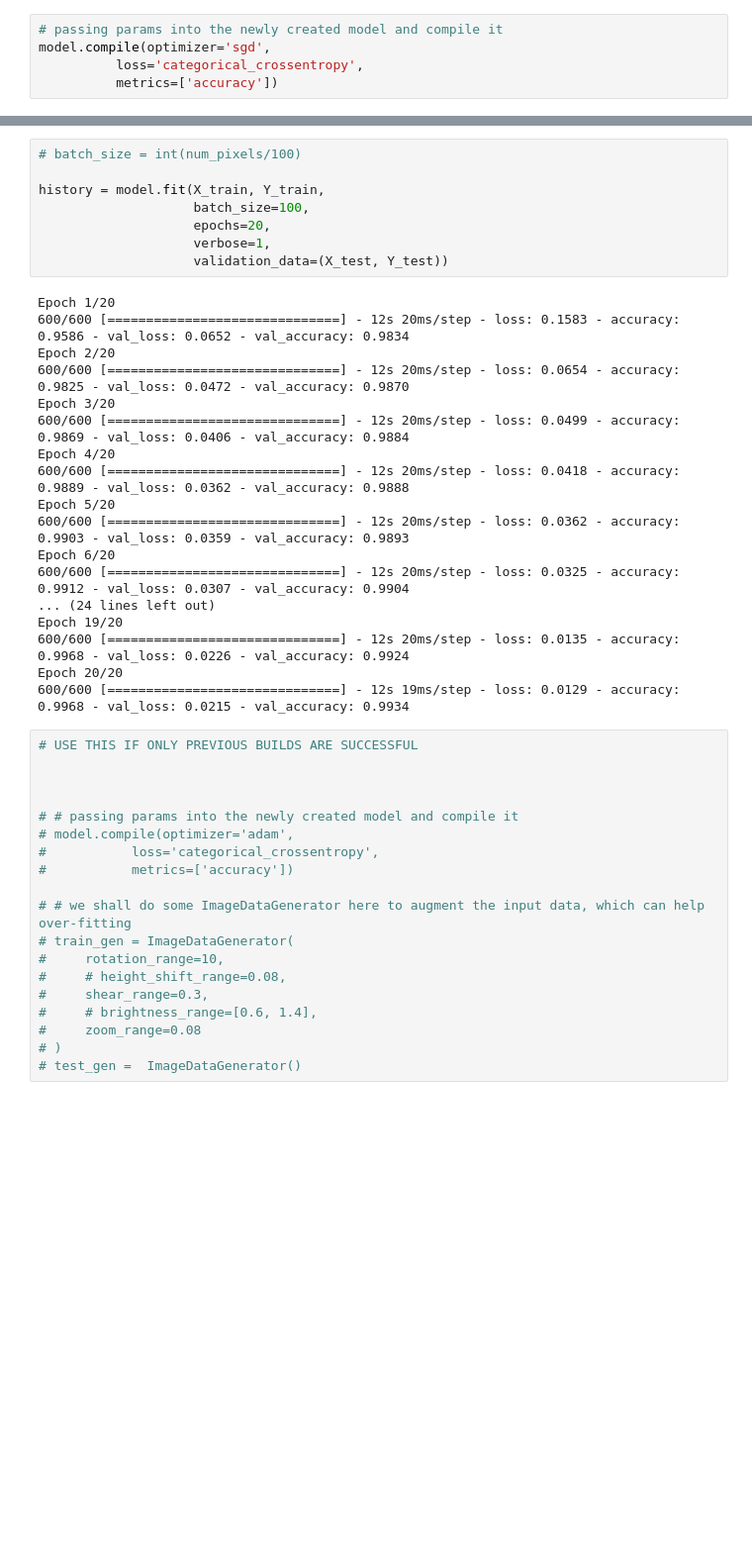
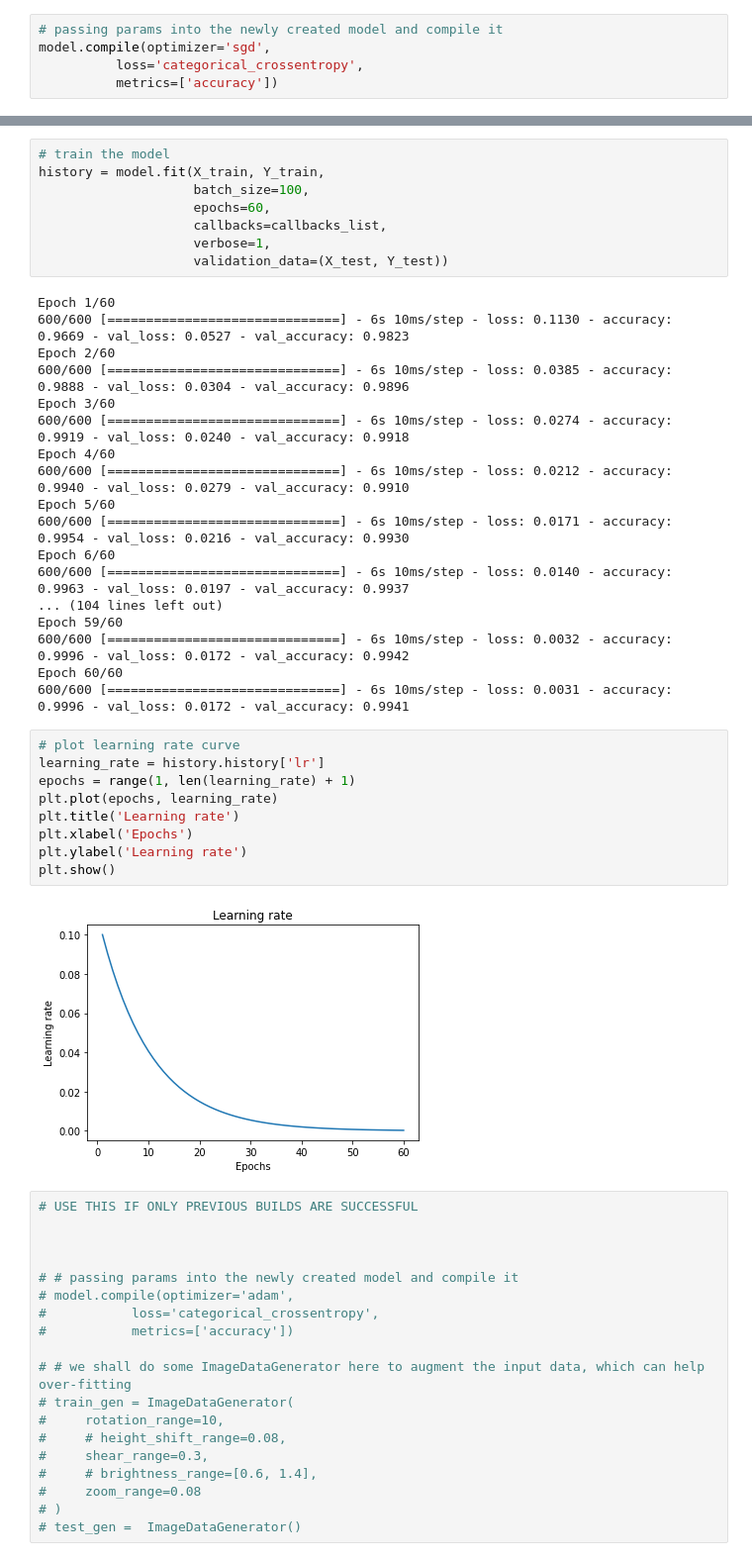
Before and after one commit to ngzhankang/Deep-Learning, a Jupyter notebook: Assignment_1.ipynb, the cells around one changed output, grey strips where cells are left out. Shown at 99% size. Cells and saved outputs as stored; diff of their text form; blank space fills up the shorter version.

```diff
--- a/Assignment_1.ipynb
+++ b/Assignment_1.ipynb
@@ -683,29 +768,40 @@ model.compile(optimizer='sgd',
 # %%
-# batch_size = int(num_pixels/100)
-
+# train the model
 history = model.fit(X_train, Y_train,
                     batch_size=100,
-                    epochs=20,
+                    epochs=60,
+                    callbacks=callbacks_list,
                     verbose=1,
                     validation_data=(X_test, Y_test))
 # %% [output]
-Epoch 1/20
-600/600 [==============================] - 12s 20ms/step - loss: 0.1583 - accuracy: 0.9586 - val_loss: 0.0652 - val_accuracy: 0.9834
-Epoch 2/20
-600/600 [==============================] - 12s 20ms/step - loss: 0.0654 - accuracy: 0.9825 - val_loss: 0.0472 - val_accuracy: 0.9870
-Epoch 3/20
-600/600 [==============================] - 12s 20ms/step - loss: 0.0499 - accuracy: 0.9869 - val_loss: 0.0406 - val_accuracy: 0.9884
-Epoch 4/20
-600/600 [==============================] - 12s 20ms/step - loss: 0.0418 - accuracy: 0.9889 - val_loss: 0.0362 - val_accuracy: 0.9888
-Epoch 5/20
-600/600 [==============================] - 12s 20ms/step - loss: 0.0362 - accuracy: 0.9903 - val_loss: 0.0359 - val_accuracy: 0.9893
-Epoch 6/20
-600/600 [==============================] - 12s 20ms/step - loss: 0.0325 - accuracy: 0.9912 - val_loss: 0.0307 - val_accuracy: 0.9904
-... (24 lines left out)
-Epoch 19/20
-600/600 [==============================] - 12s 20ms/step - loss: 0.0135 - accuracy: 0.9968 - val_loss: 0.0226 - val_accuracy: 0.9924
-Epoch 20/20
-600/600 [==============================] - 12s 19ms/step - loss: 0.0129 - accuracy: 0.9968 - val_loss: 0.0215 - val_accuracy: 0.9934
+Epoch 1/60
+600/600 [==============================] - 6s 10ms/step - loss: 0.1130 - accuracy: 0.9669 - val_loss: 0.0527 - val_accuracy: 0.9823
+Epoch 2/60
+600/600 [==============================] - 6s 10ms/step - loss: 0.0385 - accuracy: 0.9888 - val_loss: 0.0304 - val_accuracy: 0.9896
+Epoch 3/60
+600/600 [==============================] - 6s 10ms/step - loss: 0.0274 - accuracy: 0.9919 - val_loss: 0.0240 - val_accuracy: 0.9918
+Epoch 4/60
+600/600 [==============================] - 6s 10ms/step - loss: 0.0212 - accuracy: 0.9940 - val_loss: 0.0279 - val_accuracy: 0.9910
+Epoch 5/60
+600/600 [==============================] - 6s 10ms/step - loss: 0.0171 - accuracy: 0.9954 - val_loss: 0.0216 - val_accuracy: 0.9930
+Epoch 6/60
+600/600 [==============================] - 6s 10ms/step - loss: 0.0140 - accuracy: 0.9963 - val_loss: 0.0197 - val_accuracy: 0.9937
+... (104 lines left out)
+Epoch 59/60
+600/600 [==============================] - 6s 10ms/step - loss: 0.0032 - accuracy: 0.9996 - val_loss: 0.0172 - val_accuracy: 0.9942
+Epoch 60/60
+600/600 [==============================] - 6s 10ms/step - loss: 0.0031 - accuracy: 0.9996 - val_loss: 0.0172 - val_accuracy: 0.9941
+# %%
+# plot learning rate curve
+learning_rate = history.history['lr']
+epochs = range(1, len(learning_rate) + 1)
+plt.plot(epochs, learning_rate)
+plt.title('Learning rate')
+plt.xlabel('Epochs')
+plt.ylabel('Learning rate')
+plt.show()
+# %% [output]
+[figure, added]
 # %%
 # USE THIS IF ONLY PREVIOUS BUILDS ARE SUCCESSFUL
 
```
Also changed, not shown: parts of 16 cells of this notebook.
